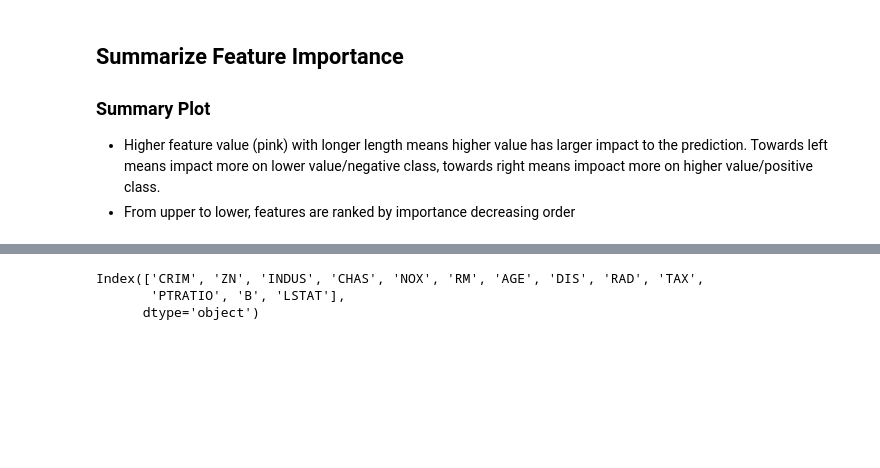
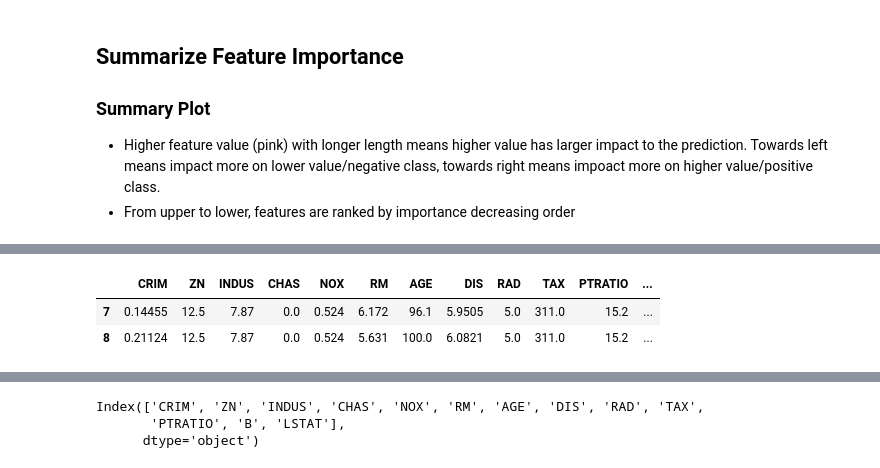
Before and after one commit to hanhanwu/Hanhan_Data_Science_Practice, a Jupyter notebook: Better4Industry/Feature_Selection_Collection/try_shap_xgboost.ipynb, the cells around one changed output, grey strips where cells are left out. Saved outputs shown, nothing was run; the diff lists cells and outputs as text; code cells hidden in the pictures; blank space fills up the shorter version.

```diff
--- a/Better4Industry/Feature_Selection_Collection/try_shap_xgboost.ipynb
+++ b/Better4Industry/Feature_Selection_Collection/try_shap_xgboost.ipynb
@@ -98,0 +99,6 @@ shap.summary_plot(shap_values, X)
+# %%
+X.iloc[7:9, :]
+# %% [output]
+|  | CRIM | ZN | INDUS | CHAS | NOX | RM | AGE | DIS | RAD | TAX | PTRATIO | ... |
+| 7 | 0.14455 | 12.5 | 7.87 | 0.0 | 0.524 | 6.172 | 96.1 | 5.9505 | 5.0 | 311.0 | 15.2 | ... |
+| 8 | 0.21124 | 12.5 | 7.87 | 0.0 | 0.524 | 5.631 | 100.0 | 6.0821 | 5.0 | 311.0 | 15.2 | ... |
```
Also changed, not shown: parts of 4 cells of this notebook.
